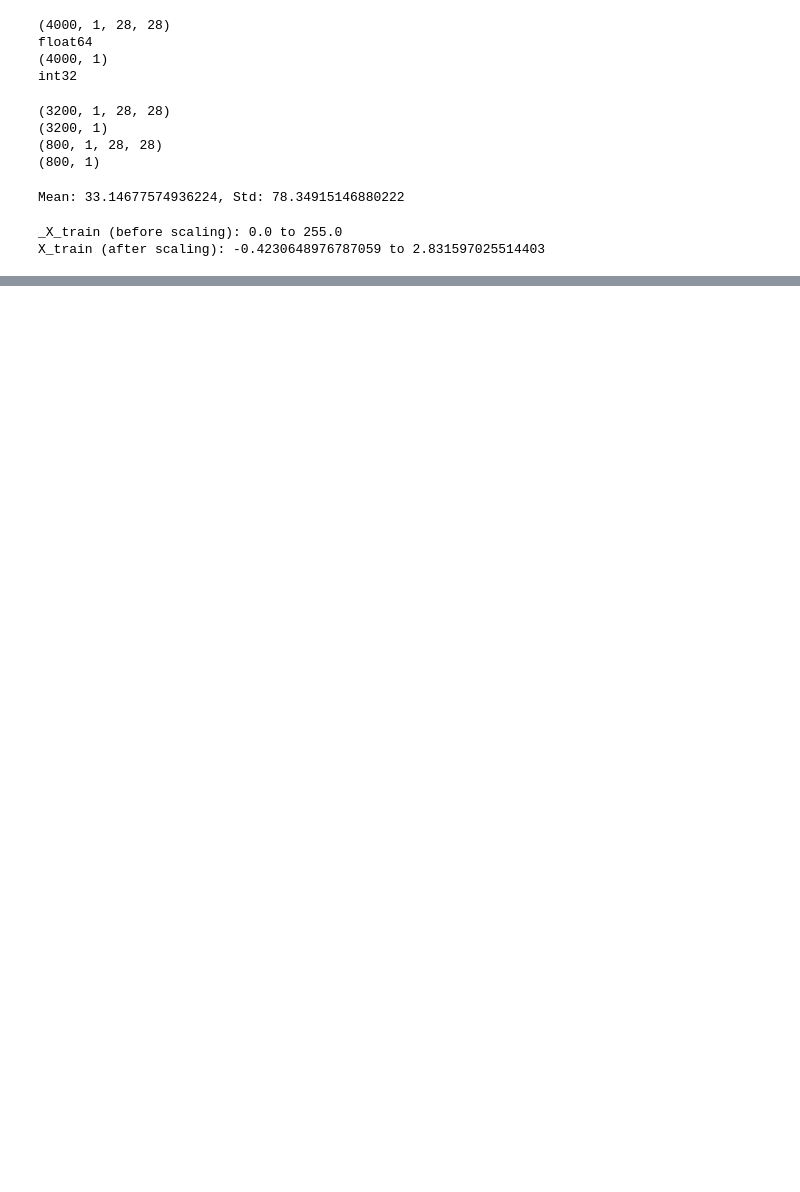
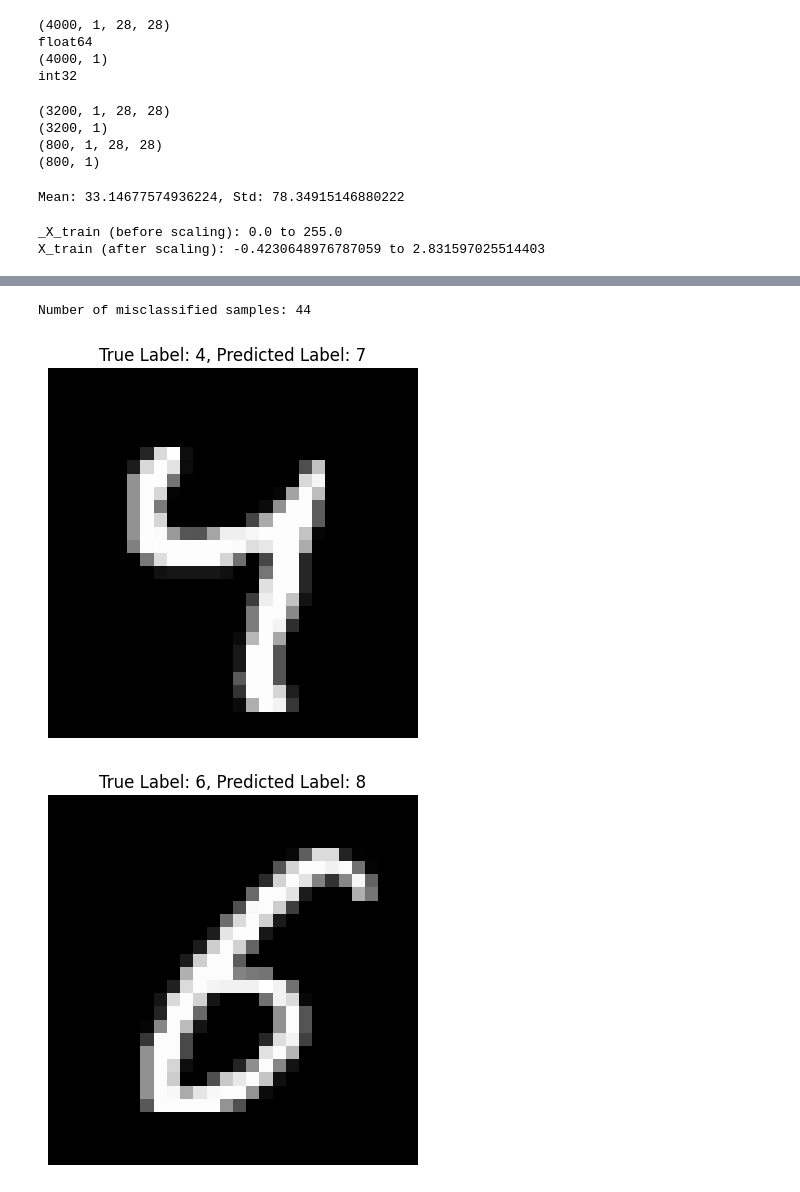
Before and after one commit to ai-technique-68/codes, a Jupyter notebook: src/T06_cnn/solutions/S05_cnn_train.ipynb, the cells around one changed output, grey strips where cells are left out. Saved outputs shown, nothing was run; the diff lists cells and outputs as text; code cells hidden in the pictures; blank space fills up the shorter version.

```diff
--- a/src/T06_cnn/solutions/S05_cnn_train.ipynb
+++ b/src/T06_cnn/solutions/S05_cnn_train.ipynb
@@ -249,0 +250,19 @@ Test F1-Score: 0.9629
+# %%
+# Investigate misclassified samples
+misclassified_indices = np.where(preds_np != labels_np)[0]
+print(f"Number of misclassified samples: {len(misclassified_indices)}")
+
+# Visualize some misclassified samples
+num_samples_to_show = min(10, len(misclassified_indices))
+for i in range(num_samples_to_show):
+    idx = misclassified_indices[i]
+    plt.imshow(X_test[idx].squeeze(), cmap="gray")
+    plt.title(
+        f"True Label: {labels_np[idx]}, Predicted Label: {preds_np[idx]}"
+    )
+    plt.axis("off")
+    plt.show()
+# %% [output]
+Number of misclassified samples: 44
+[figure, added]
+[figure, added]
```
Also changed, not shown: parts of 5 cells of this notebook, 1 other file.
